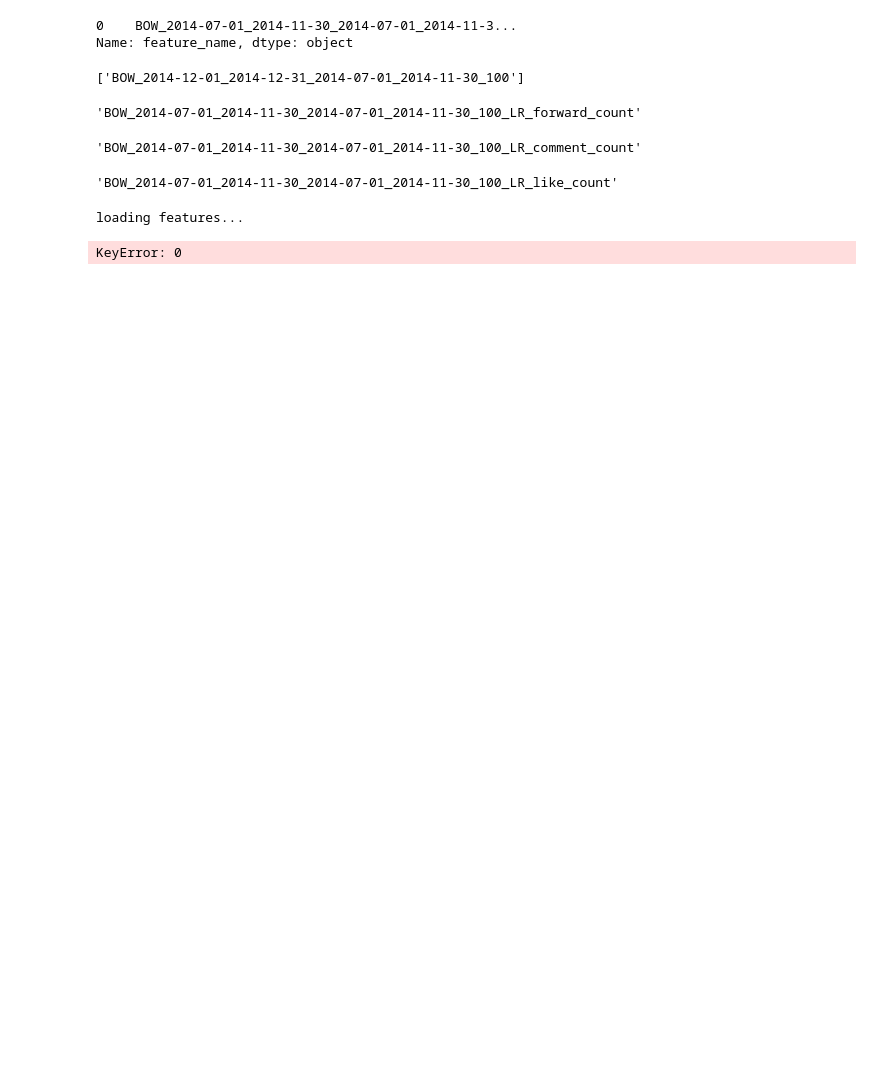
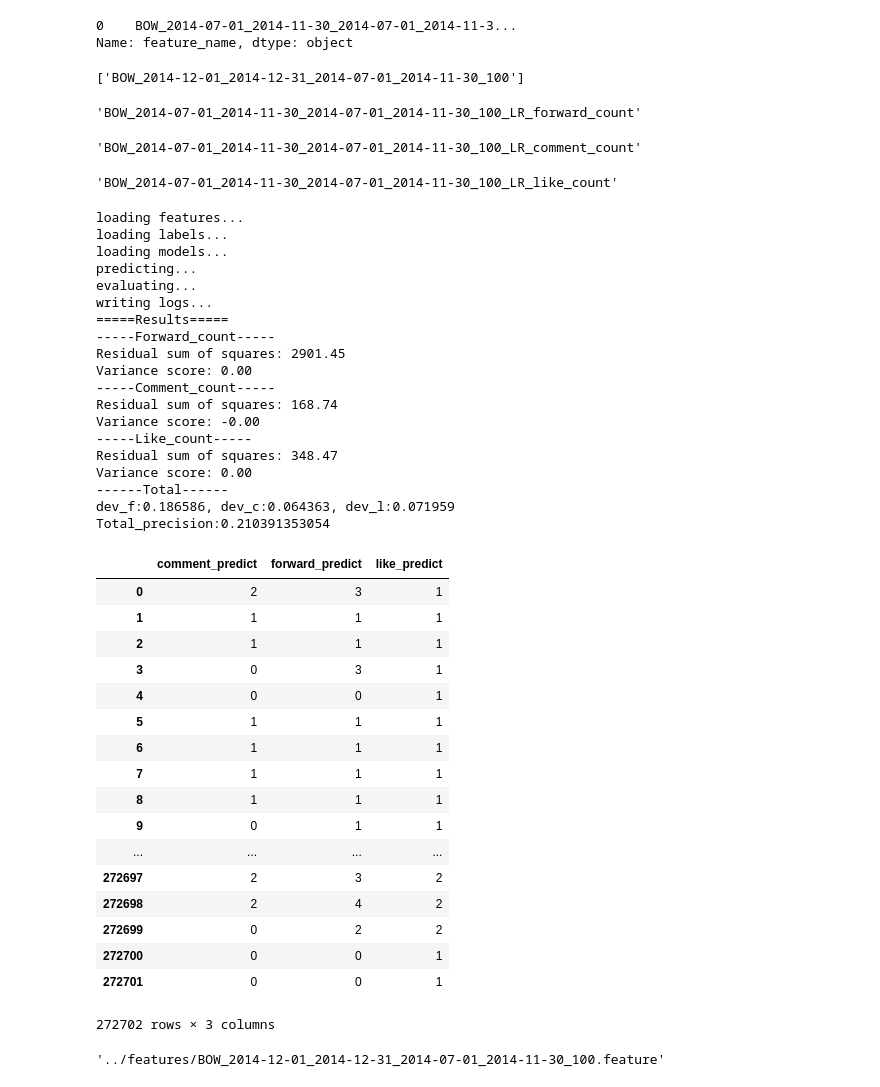
Before and after one commit to JeremyLi28/Data-pipeline-for-Sina-Weibo-Interaction-prediction, a Jupyter notebook: notebooks/tmp.ipynb, the cells around one changed output. Drawn from its saved outputs; the diff is of its cells as text; code cells hidden in the pictures; blank space fills up the shorter version.

```diff
--- a/notebooks/tmp.ipynb
+++ b/notebooks/tmp.ipynb
@@ -14,0 +13,2 @@ DataFrame.from_csv?
+# %%
+fw.loadData()
@@ -332,7 +330,46 @@ lmodel
 # %% [output]
 'BOW_2014-07-01_2014-11-30_2014-07-01_2014-11-30_100_LR_like_count'
 # %%
-fw.test(features,fmodel,cmodel,lmodel)
+fw.test(features.tolist(),fmodel,cmodel,lmodel)
 # %% [output]
 loading features...
+loading labels...
+loading models...
+predicting...
+evaluating...
+writing logs...
+=====Results=====
+-----Forward_count-----
+Residual sum of squares: 2901.45
+Variance score: 0.00
+-----Comment_count-----
+Residual sum of squares: 168.74
+Variance score: -0.00
+-----Like_count-----
+Residual sum of squares: 348.47
+Variance score: 0.00
+------Total------
+dev_f:0.186586, dev_c:0.064363, dev_l:0.071959
+Total_precision:0.210391353054
+|  | comment_predict | forward_predict | like_predict |
+| 0 | 2 | 3 | 1 |
+| 1 | 1 | 1 | 1 |
+| 2 | 1 | 1 | 1 |
+| 3 | 0 | 3 | 1 |
+| 4 | 0 | 0 | 1 |
+| 5 | 1 | 1 | 1 |
+| 6 | 1 | 1 | 1 |
+| 7 | 1 | 1 | 1 |
+| 8 | 1 | 1 | 1 |
+| 9 | 0 | 1 | 1 |
+| ... | ... | ... | ... |
+| 272697 | 2 | 3 | 2 |
+| 272698 | 2 | 4 | 2 |
+| 272699 | 0 | 2 | 2 |
+| 272700 | 0 | 0 | 1 |
+| 272701 | 0 | 0 | 1 |
-KeyError: 0
+272702 rows × 3 columns
+# %%
+fw.features_log[fw.features_log.feature_name==features[1]].feature_address.tolist()[0]
+# %% [output]
+'../features/BOW_2014-12-01_2014-12-31_2014-07-01_2014-11-30_100.feature'
```
Also changed, not shown: parts of 11 cells of this notebook, 3 other files.
